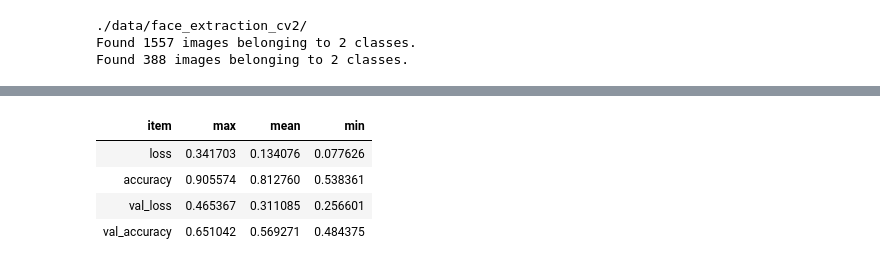
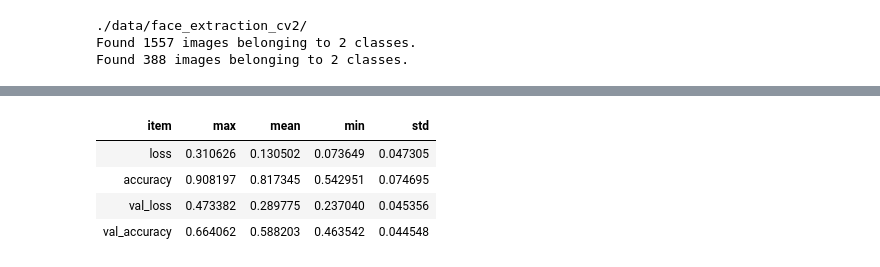
Before and after one commit to Krymancer/deepfake, a Jupyter notebook: model_faces_detection_cv2.ipynb, the cells around one changed output, grey strips where cells are left out. Cells and saved outputs as stored; diff of their text form; code cells hidden in the pictures.

```diff
--- a/model_faces_detection_cv2.ipynb
+++ b/model_faces_detection_cv2.ipynb
@@ -138,20 +138,21 @@ plt.show()
 # %%
 df = pd.DataFrame()
 for idx, key in enumerate(history.history.keys()):
     row = pd.DataFrame(data={
       'item': key,
       'max': max(history.history[key]),
       'mean': np.mean(history.history[key]),
       'min': min(history.history[key]),
+      'std': np.std(history.history[key]),
     }, index=[idx])
     df = pd.concat([df,row])
 
 from IPython.display import HTML
 df.sort_values(by=['item'],ascending=True)
 HTML(df.to_html(index=False))
 # %% [output]
-| item | max | mean | min |
-| loss | 0.341703 | 0.134076 | 0.077626 |
-| accuracy | 0.905574 | 0.812760 | 0.538361 |
-| val_loss | 0.465367 | 0.311085 | 0.256601 |
-| val_accuracy | 0.651042 | 0.569271 | 0.484375 |
+| item | max | mean | min | std |
+| loss | 0.310626 | 0.130502 | 0.073649 | 0.047305 |
+| accuracy | 0.908197 | 0.817345 | 0.542951 | 0.074695 |
+| val_loss | 0.473382 | 0.289775 | 0.237040 | 0.045356 |
+| val_accuracy | 0.664062 | 0.588203 | 0.463542 | 0.044548 |
```
Also changed, not shown: parts of 2 cells of this notebook, 5 other files.
